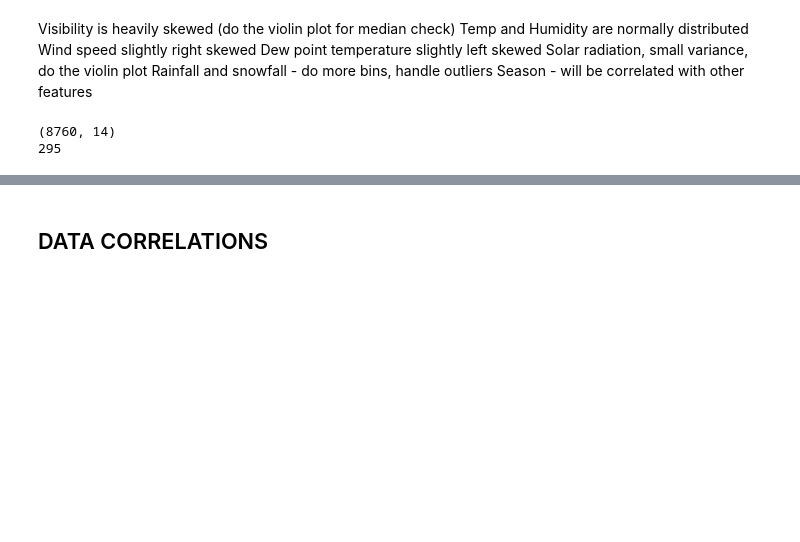
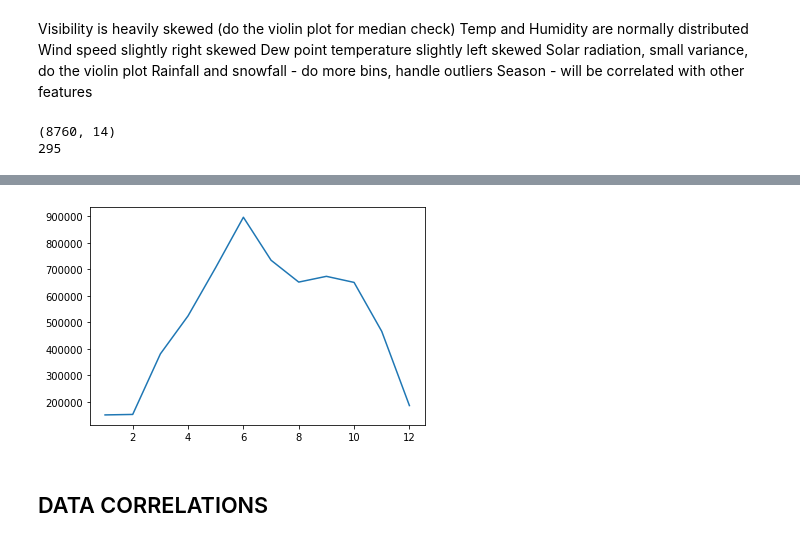
Before and after one commit to R0go/Bikes, a Jupyter notebook: Bikes_project.ipynb, the cells around one changed output, grey strips where cells are left out. Saved outputs shown, nothing was run; the diff lists cells and outputs as text; code cells hidden in the pictures; blank space fills up the shorter version.

```diff
--- a/Bikes_project.ipynb
+++ b/Bikes_project.ipynb
@@ -206,3 +226,10 @@ print(len(bikes_df[bikes_df['Functioning Day'] == False]))
+# %%
+
+rent_month_group = bikes_df[['Month','Rented Bike Count']].groupby(['Month']).sum().reset_index()
+plt.plot(rent_month_group['Month'], rent_month_group['Rented Bike Count'])
+plt.show()
+# %% [output]
+[figure, added]
 # %% [markdown]
 ## DATA CORRELATIONS
 # %%
```
Also changed, not shown: parts of 4 cells of this notebook.
